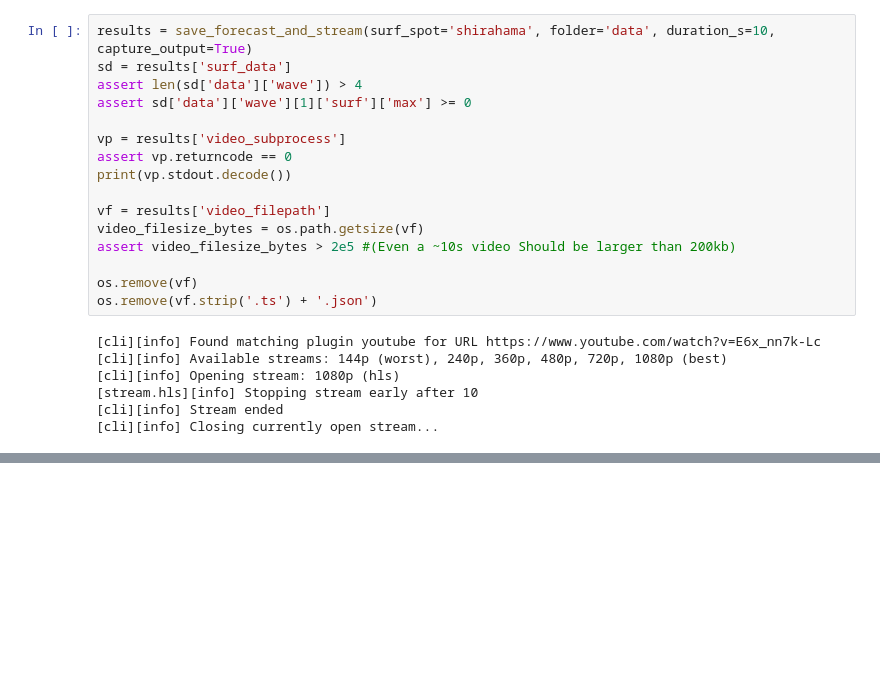
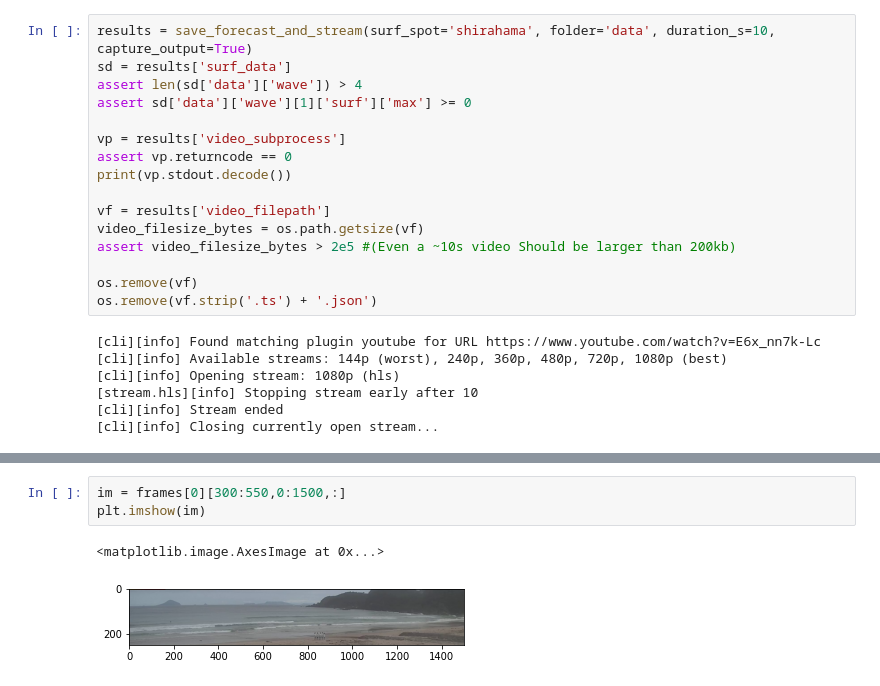
Before and after one commit to sjobeek/surfbreak, a Jupyter notebook: 00_load_videos.ipynb, the cells around one changed output, grey strips where cells are left out. Drawn from its saved outputs; the diff is of its cells as text; blank space fills up the shorter version.

```diff
--- a/00_load_videos.ipynb
+++ b/00_load_videos.ipynb
@@ -157,3 +205,9 @@ os.remove(vf.strip('.ts') + '.json')
+# %%
+im = frames[0][300:550,0:1500,:]
+plt.imshow(im)
+# %% [output]
+<matplotlib.image.AxesImage at 0x...>
+[figure, added]
 # %%
 import nbdev.export as export
 export.notebook2script()
```
Also changed, not shown: parts of 5 cells of this notebook, 12 other files.
